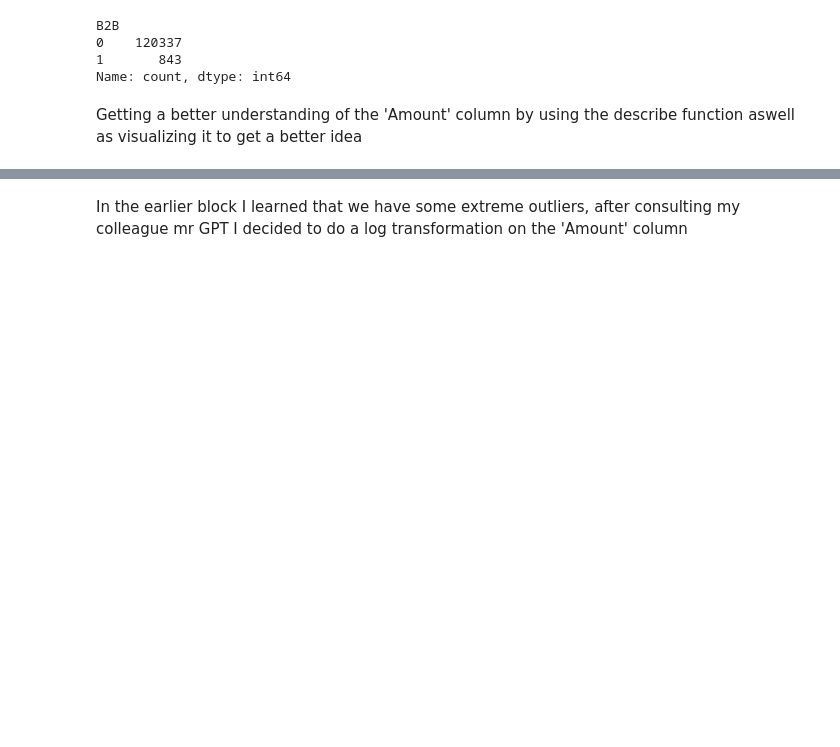
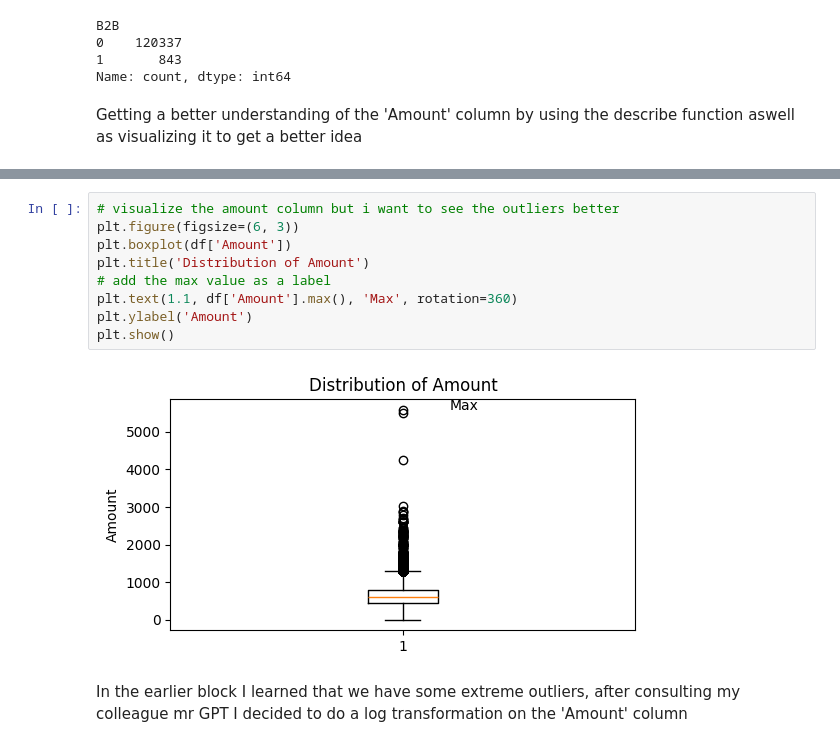
Before and after one commit to jesab/ml_assignment_1, a Jupyter notebook: JonathanSouty_ML_Assignment_1_DataPreProcessing.ipynb, the cells around one changed output, grey strips where cells are left out. Drawn from its saved outputs; the diff is of its cells as text; blank space fills up the shorter version.

```diff
--- a/JonathanSouty_ML_Assignment_1_DataPreProcessing.ipynb
+++ b/JonathanSouty_ML_Assignment_1_DataPreProcessing.ipynb
@@ -523,3 +523,14 @@ Distribution of 'Amount' column:
+# %%
+# visualize the amount column but i want to see the outliers better
+plt.figure(figsize=(6, 3))
+plt.boxplot(df['Amount'])
+plt.title('Distribution of Amount')
+# add the max value as a label
+plt.text(1.1, df['Amount'].max(), 'Max', rotation=360)
+plt.ylabel('Amount')
+plt.show()
+# %% [output]
+[figure, added]
 # %% [markdown]
 In the earlier block I learned that we have some extreme outliers, after consulting my colleague mr GPT I decided to do a log transformation on the 'Amount' column
 # %%
```
Also changed, not shown: parts of 2 cells of this notebook.
